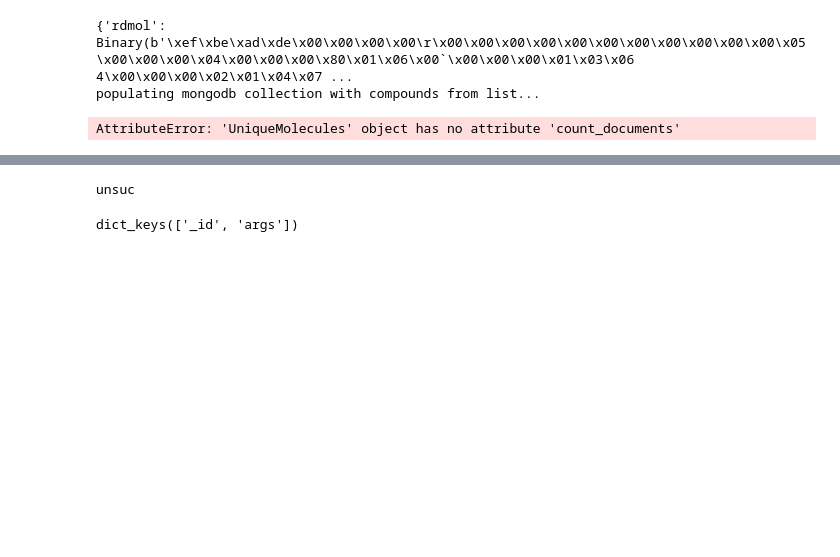
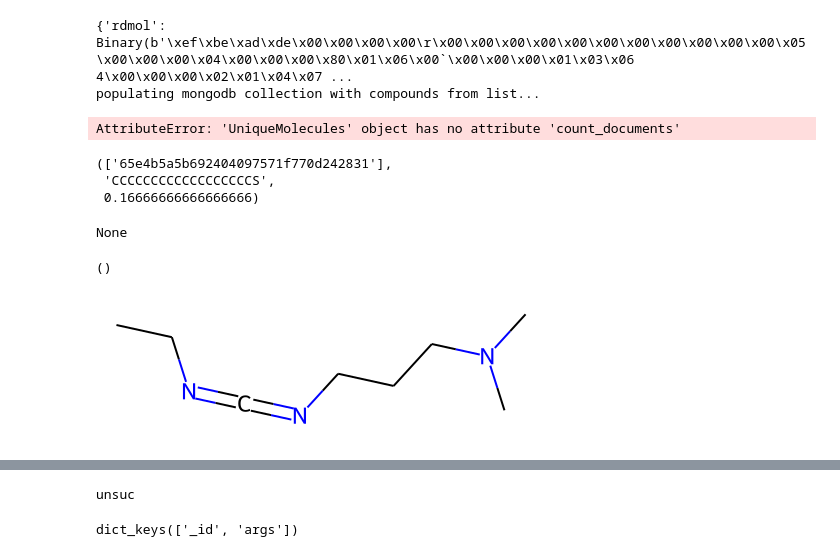
Before and after one commit to radical-subject/labaggregator-bot, a Jupyter notebook: vendorbot_folder/jupyterScripts/Unique_molecules_collection.ipynb, the cells around one changed output, grey strips where cells are left out. Cells and saved outputs as stored; diff of their text form; code cells hidden in the pictures; blank space fills up the shorter version.

```diff
--- a/vendorbot_folder/jupyterScripts/Unique_molecules_collection.ipynb
+++ b/vendorbot_folder/jupyterScripts/Unique_molecules_collection.ipynb
@@ -125,3 +142,6 @@ populating mongodb collection with compounds from list...
+# %%
+reagent_internal_id = "f0a117bfdf8046179dba08fdbc0624f4"
+users_collection.get_user_reagent_by_internal_id(reagent_internal_id)
 # %%
 molfile = Chem.MolFromSmiles(SMILES)
 scheme = registration.MolDocScheme()
@@ -183,24 +203,65 @@ def similarity_search(database, smiles: str):
 
     return res
 # %%
-def get_most_similar_reagent(SMILES):
+# def get_most_similar_reagent(SMILES):
 
-    best_similarity_result_id = similarity_search(db_client[MONGO_VENDORBOT_DATABASE], SMILES)[0][1]
-    reagent_internal_id_list = unique_molecules_collection.get_molecule(best_similarity_result_id)["value_data"]['reagent_internal_id_list']
+#     best_similarity_result_id = similarity_search(db_client[MOLECULES_DATABASE], SMILES)[0][1]
+#     reagent_internal_id_list = unique_molecules_collection.get_molecule(best_similarity_result_id)["value_data"]['reagent_internal_id_list']
+#     best_match_smiles = unique_molecules_collection.get_molecule(best_similarity_result_id)["smiles"]
+#     return (reagent_internal_id_list, best_match_smiles)
 
-    return reagent_internal_id_list
 
-SMILES = 'CCN=C=NCCCN(C)C'
-get_most_similar_reagent(SMILES)
-user_id = "122267418"
+REQUESTED_SMILES = 'CCN=C=NCCCN(C)C'
+best_match_smiles = unique_molecules_collection.get_most_similar_reagent(REQUESTED_SMILES)
+# user_id = "122267418"
 
-def batch_reagent_registration(user_id: str):
-    reagent_list = users_collection.get_reagents(user_id)
+# def batch_reagent_registration(user_id: str):
+#     reagent_list = users_collection.get_reagents(user_id)
 
-    for reagent in reagent_list:
-        SMILES = reagent['SMILES']
-        reagent_internal_id = reagent['reagent_internal_id']
-        reagent_registration(SMILES, reagent_internal_id)
+#     for reagent in reagent_list:
+#         SMILES = reagent['SMILES']
+#         reagent_internal_id = reagent['reagent_internal_id']
+#         reagent_registration(SMILES, reagent_internal_id)
+best_match_smiles
+# %% [output]
+(['65e4b5a5b692404097571f770d242831'],
+ 'CCCCCCCCCCCCCCCCCCS',
+ 0.16666666666666666)
+# %%
+print(users_collection.get_user_reagent_by_internal_id('6864be1e85ef463abf6e17b38217bc63 '))
+# %% [output]
+None
+# %%
+from rdkit import Chem
+# from rdkit.Chem.Draw import IPythonConsole
+from rdkit.Chem import Draw
+# IPythonConsole.ipython_useSVG=True  #< set this to False if you want PNGs instead of SVGs
+# def mol_with_atom_index(mol):
+#     for atom in mol.GetAtoms():
+#         atom.SetAtomMapNum(atom.GetIdx())
+#     return mol
+mol_requested = Chem.MolFromSmiles(REQUESTED_SMILES)
+# Default
+mol_best_match = Chem.MolFromSmiles(best_match_smiles[0])
+substructure = Chem.MolFromSmarts(REQUESTED_SMILES)
+
+print(mol_best_match.GetSubstructMatches(substructure))
+# Draw.MolsToGridImage((mol_requested, mol_best_match), subImgSize=(250,250))
+
+# m = Chem.MolFromSmiles('c1cc(C(=O)O)c(OC(=O)C)cc1')
+#
+# m.GetSubstructMatches(substructure)
+# m
+# Chem.Draw.MolToFile(mol_best_match, "test.png")
+mol_best_match
+
+
+# from matplotlib.colors import ColorConverter
+# img = Draw.MolToImage(mol_best_match, highlightAtoms=[1,2], highlightColor=ColorConverter().to_rgb('red'))
+# img.save("molecule.png")
+# %% [output]
+()
+[figure, added]
 # %%
 from modules.db.dbschema import UserReagents
 # %%
```
Also changed, not shown: parts of 12 cells of this notebook, 13 other files.
